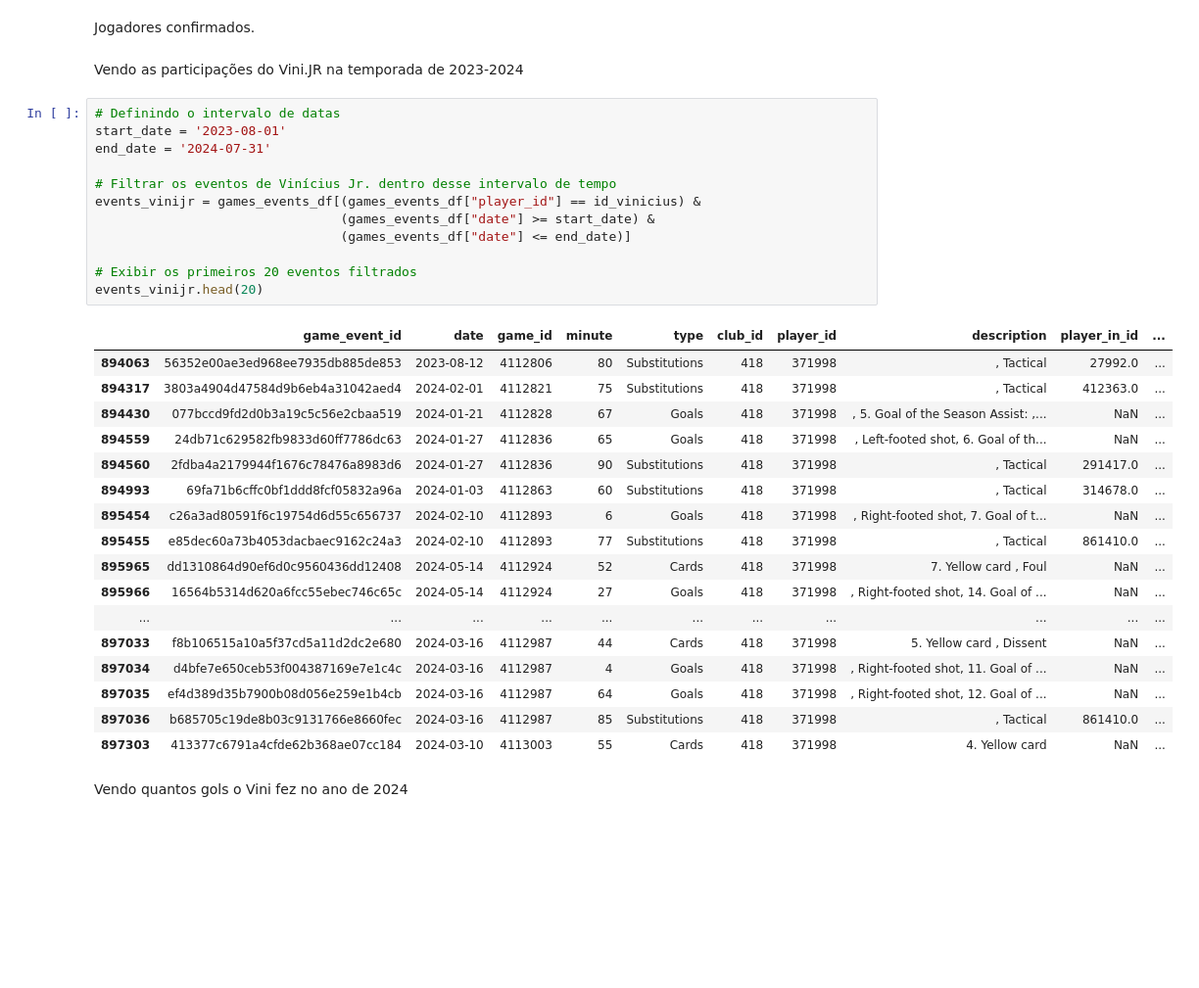
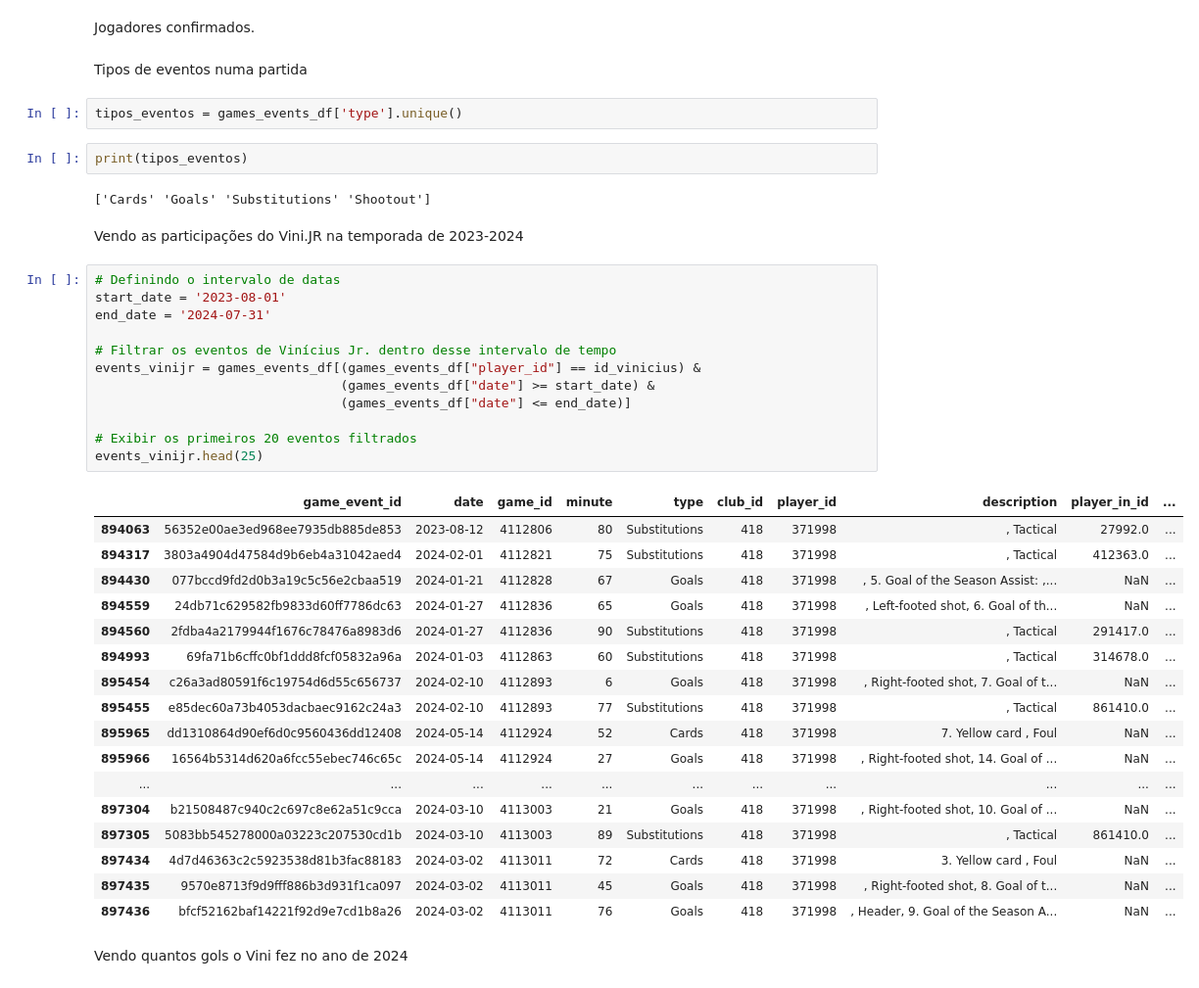
Before and after one commit to felipsants/trabalho-final-org_dados, a Jupyter notebook: datasets/EDA.ipynb, the cells around one changed output. Shown at 98% size. Saved outputs shown, nothing was run; the diff lists cells and outputs as text; blank space fills up the shorter version.

```diff
--- a/datasets/EDA.ipynb
+++ b/datasets/EDA.ipynb
@@ -90,38 +91,46 @@ clube_df_vini.head()
 | 289 | 418 | real-madrid | Real Madrid Club de Fútbol | ES1 | NaN | 22 | 27.2 | ... |
 # %% [markdown]
 Jogadores confirmados.
+# %% [markdown]
+Tipos de eventos numa partida
+# %%
+tipos_eventos = games_events_df['type'].unique()
+# %%
+print(tipos_eventos)
+# %% [output]
+['Cards' 'Goals' 'Substitutions' 'Shootout']
 # %% [markdown]
 Vendo as participações do Vini.JR na temporada de 2023-2024
 # %%
 # Definindo o intervalo de datas
 start_date = '2023-08-01'
 end_date = '2024-07-31'
 
 # Filtrar os eventos de Vinícius Jr. dentro desse intervalo de tempo
 events_vinijr = games_events_df[(games_events_df["player_id"] == id_vinicius) &
                                 (games_events_df["date"] >= start_date) &
                                 (games_events_df["date"] <= end_date)]
 
 # Exibir os primeiros 20 eventos filtrados
-events_vinijr.head(20)
+events_vinijr.head(25)
 # %% [output]
 |  | game_event_id | date | game_id | minute | type | club_id | player_id | description | player_in_id | ... |
 | 894063 | 56352e00ae3ed968ee7935db885de853 | 2023-08-12 | 4112806 | 80 | Substitutions | 418 | 371998 | , Tactical | 27992.0 | ... |
 | 894317 | 3803a4904d47584d9b6eb4a31042aed4 | 2024-02-01 | 4112821 | 75 | Substitutions | 418 | 371998 | , Tactical | 412363.0 | ... |
 | 894430 | 077bccd9fd2d0b3a19c5c56e2cbaa519 | 2024-01-21 | 4112828 | 67 | Goals | 418 | 371998 | , 5. Goal of the Season Assist: ,... | NaN | ... |
 | 894559 | 24db71c629582fb9833d60ff7786dc63 | 2024-01-27 | 4112836 | 65 | Goals | 418 | 371998 | , Left-footed shot, 6. Goal of th... | NaN | ... |
 | 894560 | 2fdba4a2179944f1676c78476a8983d6 | 2024-01-27 | 4112836 | 90 | Substitutions | 418 | 371998 | , Tactical | 291417.0 | ... |
 | 894993 | 69fa71b6cffc0bf1ddd8fcf05832a96a | 2024-01-03 | 4112863 | 60 | Substitutions | 418 | 371998 | , Tactical | 314678.0 | ... |
 | 895454 | c26a3ad80591f6c19754d6d55c656737 | 2024-02-10 | 4112893 | 6 | Goals | 418 | 371998 | , Right-footed shot, 7. Goal of t... | NaN | ... |
 | 895455 | e85dec60a73b4053dacbaec9162c24a3 | 2024-02-10 | 4112893 | 77 | Substitutions | 418 | 371998 | , Tactical | 861410.0 | ... |
 | 895965 | dd1310864d90ef6d0c9560436dd12408 | 2024-05-14 | 4112924 | 52 | Cards | 418 | 371998 | 7. Yellow card , Foul | NaN | ... |
 | 895966 | 16564b5314d620a6fcc55ebec746c65c | 2024-05-14 | 4112924 | 27 | Goals | 418 | 371998 | , Right-footed shot, 14. Goal of ... | NaN | ... |
 | ... | ... | ... | ... | ... | ... | ... | ... | ... | ... | ... |
-| 897033 | f8b106515a10a5f37cd5a11d2dc2e680 | 2024-03-16 | 4112987 | 44 | Cards | 418 | 371998 | 5. Yellow card , Dissent | NaN | ... |
-| 897034 | d4bfe7e650ceb53f004387169e7e1c4c | 2024-03-16 | 4112987 | 4 | Goals | 418 | 371998 | , Right-footed shot, 11. Goal of ... | NaN | ... |
-| 897035 | ef4d389d35b7900b08d056e259e1b4cb | 2024-03-16 | 4112987 | 64 | Goals | 418 | 371998 | , Right-footed shot, 12. Goal of ... | NaN | ... |
-| 897036 | b685705c19de8b03c9131766e8660fec | 2024-03-16 | 4112987 | 85 | Substitutions | 418 | 371998 | , Tactical | 861410.0 | ... |
-| 897303 | 413377c6791a4cfde62b368ae07cc184 | 2024-03-10 | 4113003 | 55 | Cards | 418 | 371998 | 4. Yellow card | NaN | ... |
+| 897304 | b21508487c940c2c697c8e62a51c9cca | 2024-03-10 | 4113003 | 21 | Goals | 418 | 371998 | , Right-footed shot, 10. Goal of ... | NaN | ... |
+| 897305 | 5083bb545278000a03223c207530cd1b | 2024-03-10 | 4113003 | 89 | Substitutions | 418 | 371998 | , Tactical | 861410.0 | ... |
+| 897434 | 4d7d46363c2c5923538d81b3fac88183 | 2024-03-02 | 4113011 | 72 | Cards | 418 | 371998 | 3. Yellow card , Foul | NaN | ... |
+| 897435 | 9570e8713f9d9fff886b3d931f1ca097 | 2024-03-02 | 4113011 | 45 | Goals | 418 | 371998 | , Right-footed shot, 8. Goal of t... | NaN | ... |
+| 897436 | bfcf52162baf14221f92d9e7cd1b8a26 | 2024-03-02 | 4113011 | 76 | Goals | 418 | 371998 | , Header, 9. Goal of the Season A... | NaN | ... |
 # %% [markdown]
 Vendo quantos gols o Vini fez no ano de 2024
 # %%
```
Also changed, not shown: parts of 3 cells of this notebook, 1 other file.
